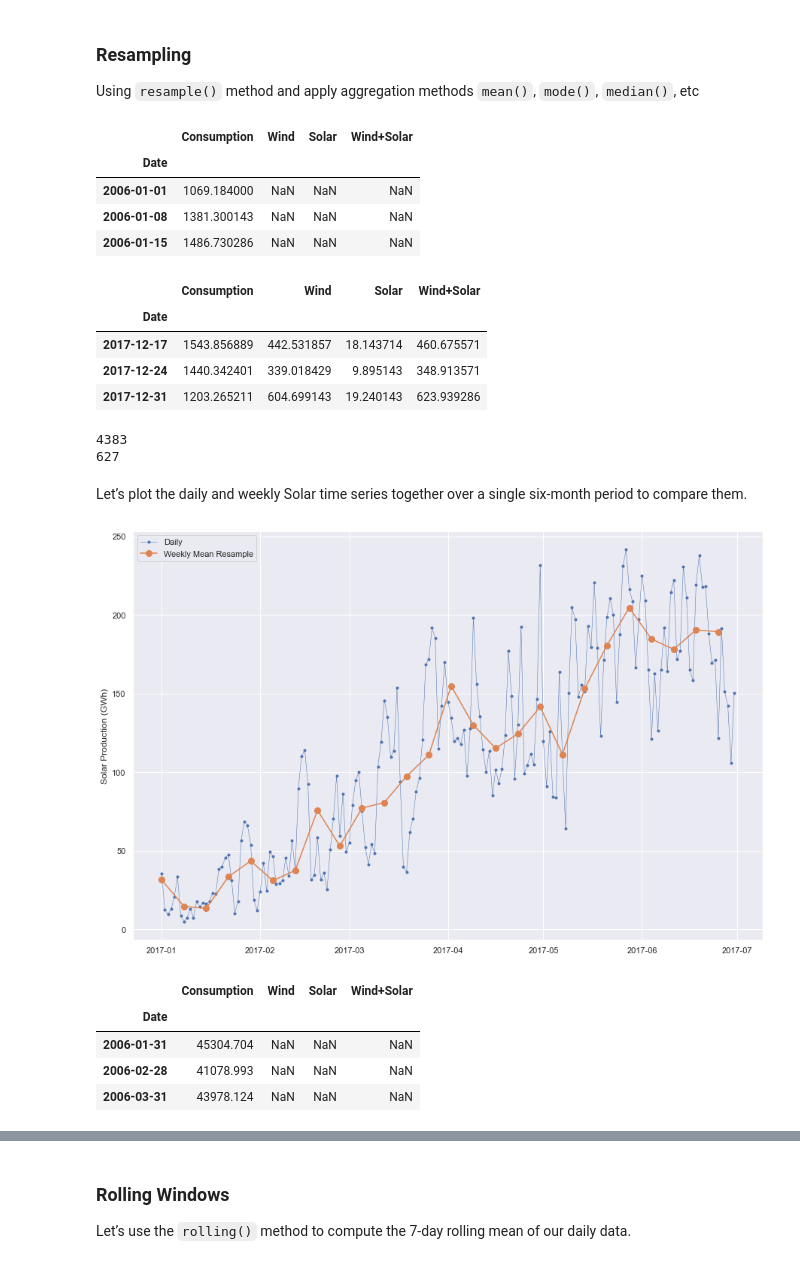
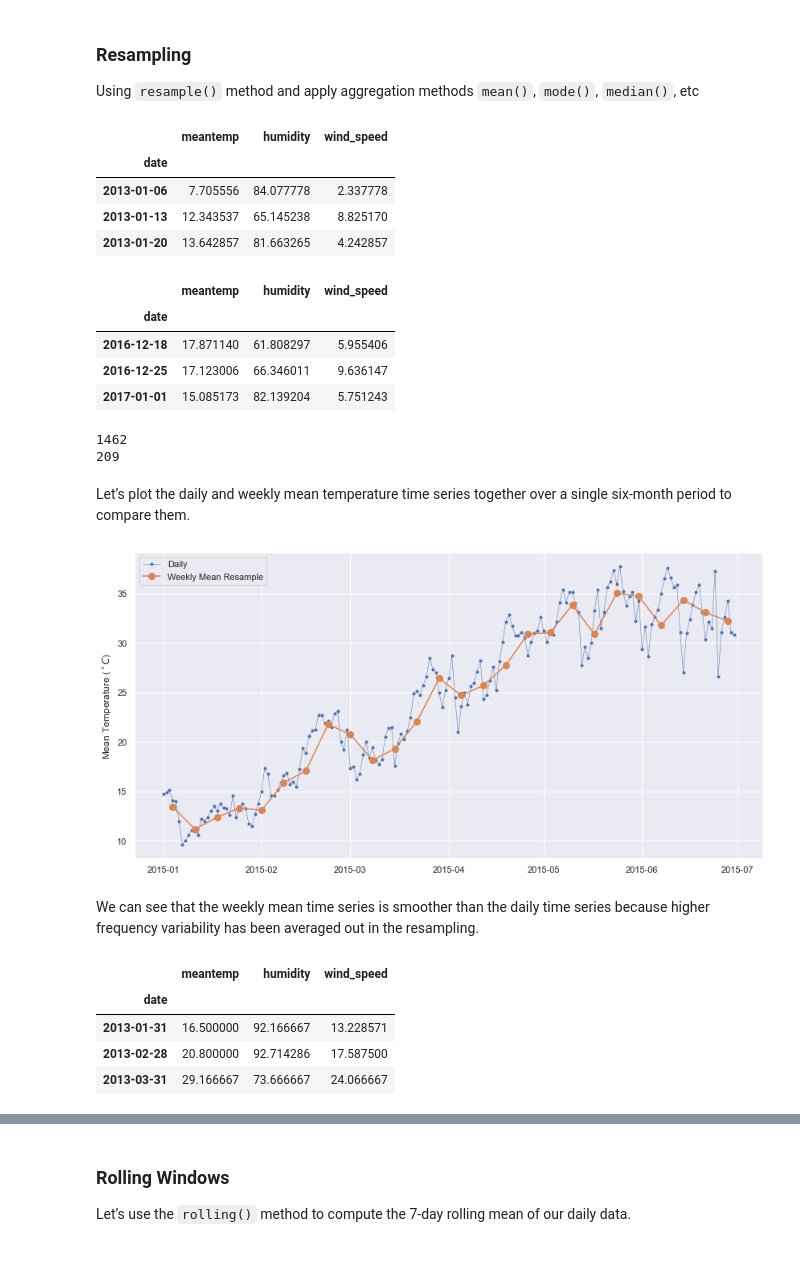
Before and after one commit to adili0505/Demo, a Jupyter notebook: delhi_weather_analysis.ipynb, the cells around one changed output, grey strips where cells are left out. Cells and saved outputs as stored; diff of their text form; code cells hidden in the pictures.

```diff
--- a/delhi_weather_analysis.ipynb
+++ b/delhi_weather_analysis.ipynb
@@ -262,54 +262,56 @@ meantemp_freq
 Using `resample()` method and apply aggregation methods `mean()`, `mode()`, `median()`, etc
 # %%
 # Specify the data columns we want to include (i.e. exclude Year, Month, Weekday Name)
-data_columns = ['Consumption', 'Wind', 'Solar', 'Wind+Solar']
+data_columns = ['meantemp', 'humidity', 'wind_speed']
 # Resample to weekly frequency, aggregating with mean
-opsd_weekly_mean = opsd_daily[data_columns].resample('W').mean()
-opsd_weekly_mean.head(3)
+delhi_weekly_mean = delhi_daily_weather[data_columns].resample('W').mean()
+delhi_weekly_mean.head(3)
 # %% [output]
-|  | Consumption | Wind | Solar | Wind+Solar |
-| Date |  |  |  |  |
-| 2006-01-01 | 1069.184000 | NaN | NaN | NaN |
-| 2006-01-08 | 1381.300143 | NaN | NaN | NaN |
-| 2006-01-15 | 1486.730286 | NaN | NaN | NaN |
+|  | meantemp | humidity | wind_speed |
+| date |  |  |  |
+| 2013-01-06 | 7.705556 | 84.077778 | 2.337778 |
+| 2013-01-13 | 12.343537 | 65.145238 | 8.825170 |
+| 2013-01-20 | 13.642857 | 81.663265 | 4.242857 |
 # %%
-opsd_weekly_mean.tail(3)
+delhi_weekly_mean.tail(3)
 # %% [output]
-|  | Consumption | Wind | Solar | Wind+Solar |
-| Date |  |  |  |  |
-| 2017-12-17 | 1543.856889 | 442.531857 | 18.143714 | 460.675571 |
-| 2017-12-24 | 1440.342401 | 339.018429 | 9.895143 | 348.913571 |
-| 2017-12-31 | 1203.265211 | 604.699143 | 19.240143 | 623.939286 |
+|  | meantemp | humidity | wind_speed |
+| date |  |  |  |
+| 2016-12-18 | 17.871140 | 61.808297 | 5.955406 |
+| 2016-12-25 | 17.123006 | 66.346011 | 9.636147 |
+| 2017-01-01 | 15.085173 | 82.139204 | 5.751243 |
 # %%
 # Comparing the rows after resampling the data on weekly mean
-print(opsd_daily.shape[0])
-print(opsd_weekly_mean.shape[0])
+print(delhi_daily_weather.shape[0])
+print(delhi_weekly_mean.shape[0])
 # %% [output]
-4383
-627
+1462
+209
 # %% [markdown]
-Let’s plot the daily and weekly Solar time series together over a single six-month period to compare them.
+Let’s plot the daily and weekly mean temperature time series together over a single six-month period to compare them.
 # %%
 # Start and end of the date range to extract
-start, end = '2017-01', '2017-06'
+start, end = '2015-01', '2015-06'
 # Plot daily and weekly resampled time series together
 fig, ax = plt.subplots()
-ax.plot(opsd_daily.loc[start:end, 'Solar'],
+ax.plot(delhi_daily_weather.loc[start:end, 'meantemp'],
         marker='.', linestyle='-', linewidth=0.5, label='Daily')
-ax.plot(opsd_weekly_mean.loc[start:end, 'Solar'],
+ax.plot(delhi_weekly_mean.loc[start:end, 'meantemp'],
         marker='o', markersize=8, linestyle='-', label='Weekly Mean Resample')
-ax.set_ylabel('Solar Production (GWh)')
+ax.set_ylabel('Mean Temperature ($^\circ C$)')
 ax.legend();
 # %% [output]
-[figure, old version]
+[figure, new version]
+# %% [markdown]
+We can see that the weekly mean time series is smoother than the daily time series because higher frequency variability has been averaged out in the resampling.
 # %%
-# Compute the monthly sums, setting the value to NaN for any month which has fewer than 28 days of data
-opsd_monthly = opsd_daily[data_columns].resample('M').sum(min_count=28)
-opsd_monthly.head(3)
+# Compute the maximum monthly of data
+delhi_monthly_max = delhi_daily_weather[data_columns].resample('M').max()
+delhi_monthly_max.head(3)
 # %% [output]
-|  | Consumption | Wind | Solar | Wind+Solar |
-| Date |  |  |  |  |
-| 2006-01-31 | 45304.704 | NaN | NaN | NaN |
-| 2006-02-28 | 41078.993 | NaN | NaN | NaN |
-| 2006-03-31 | 43978.124 | NaN | NaN | NaN |
+|  | meantemp | humidity | wind_speed |
+| date |  |  |  |
+| 2013-01-31 | 16.500000 | 92.166667 | 13.228571 |
+| 2013-02-28 | 20.800000 | 92.714286 | 17.587500 |
+| 2013-03-31 | 29.166667 | 73.666667 | 24.066667 |
 # %%
```
Also changed, not shown: parts of 9 cells of this notebook.
